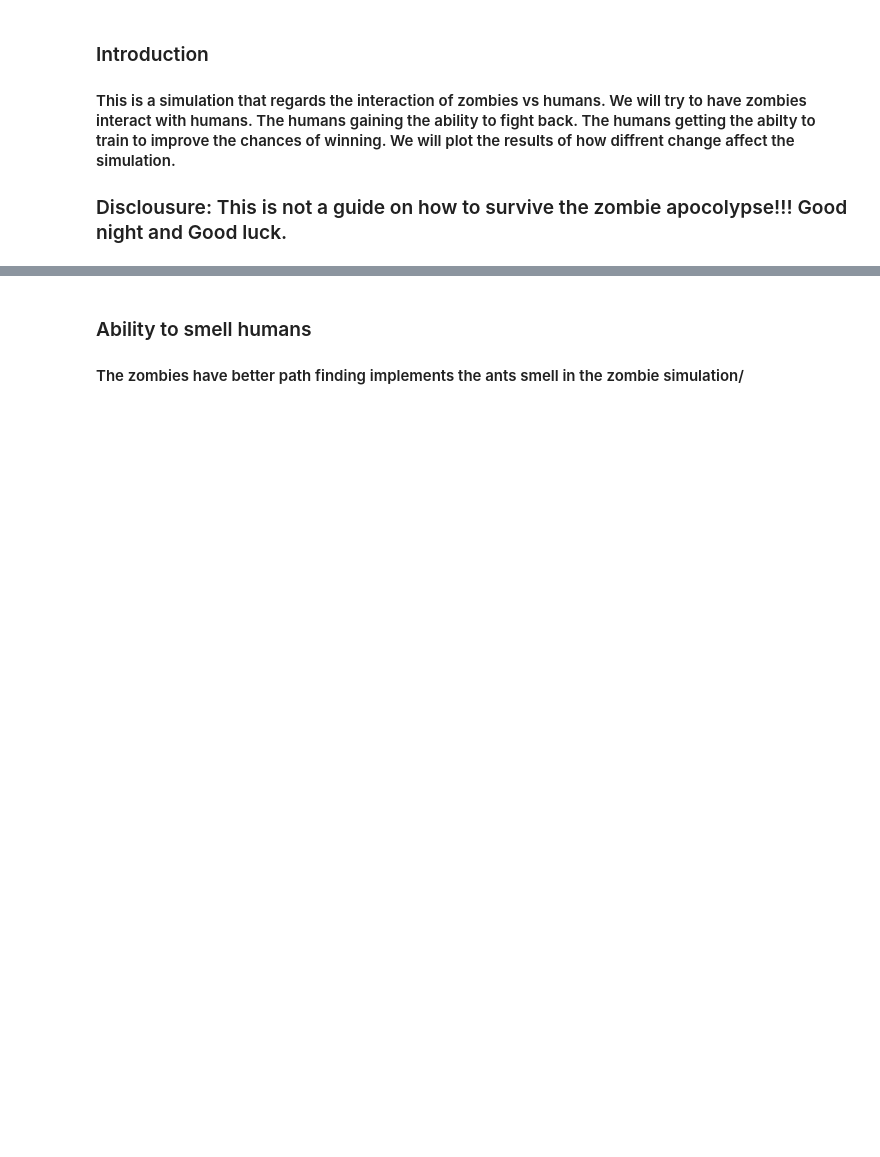
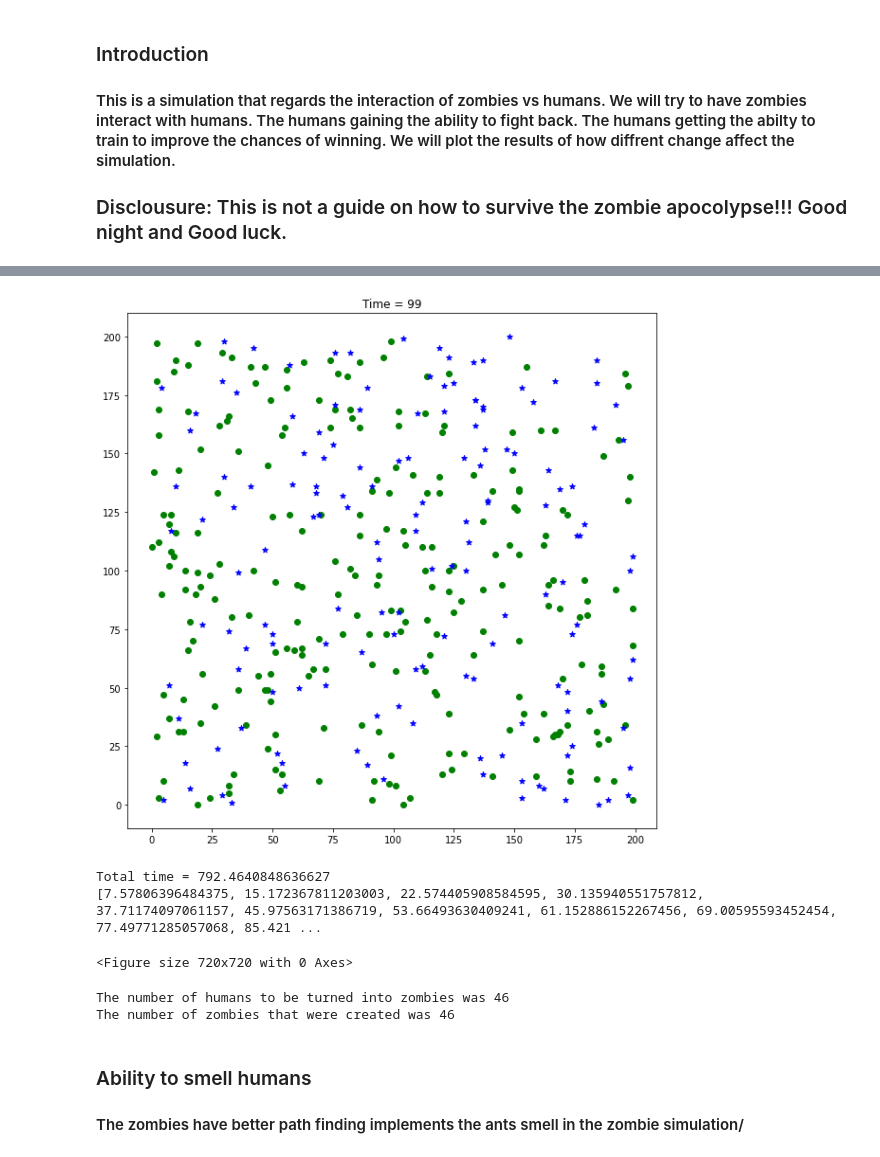
Before and after one commit to AriAtari/zombie_alpaca, a Jupyter notebook: Zombie_alpaca.ipynb, the cells around one changed output, grey strips where cells are left out. Saved outputs shown, nothing was run; the diff lists cells and outputs as text; code cells hidden in the pictures; blank space fills up the shorter version.

```diff
--- a/Zombie_alpaca.ipynb
+++ b/Zombie_alpaca.ipynb
@@ -15,3 +64,39 @@
+# %%
+# Using the animation code from HW2
+
+fig, ax = plt.subplots(figsize = (10,10))
+
+start = time.time()
+times = []
+
+for i in range(100):
+
+    # RUN YOUR ABM
+    my_alpaca.evolve()
+    my_alpaca.draw()
+
+    # same animation code we used in hw2
+    plt.title(f"Time = {i}")
+    clear_output(wait=True)
+    display(fig)
+    fig.clear()
+
+    end = time.time()
+    times.append(end-start)
+
+print("Total time =", end-start)
+# %% [output]
+[figure, added]
+Total time = 792.4640848636627
+[7.57806396484375, 15.172367811203003, 22.574405908584595, 30.135940551757812, 37.71174097061157, 45.97563171386719, 53.66493630409241, 61.152886152267456, 69.00595593452454, 77.49771285057068, 85.421 ...
+<Figure size 720x720 with 0 Axes>
+# %%
+# Sometimes I get a bit of an odd discrepancy between the number of infected zombies and the number of created zombies
+print("The number of humans to be turned into zombies was",200 - len(my_alpaca.humans))
+print("The number of zombies that were created was",len(my_alpaca.zombies)-200)
+# %% [output]
+The number of humans to be turned into zombies was 46
+The number of zombies that were created was 46
 # %% [markdown]
 ### Ability to smell humans
 #### The zombies have better path finding implements the ants smell in the zombie simulation/
```
Also changed, not shown: parts of 4 cells of this notebook, 1 other file.
